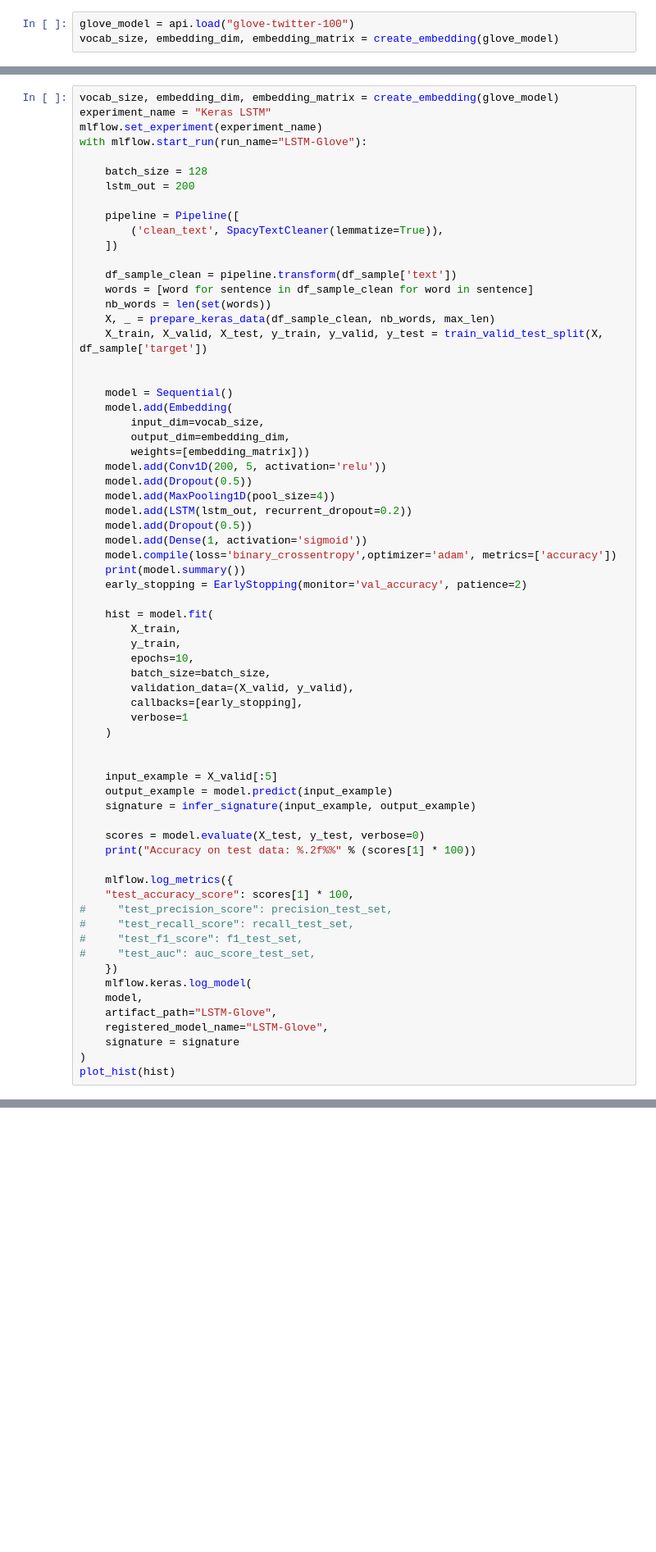
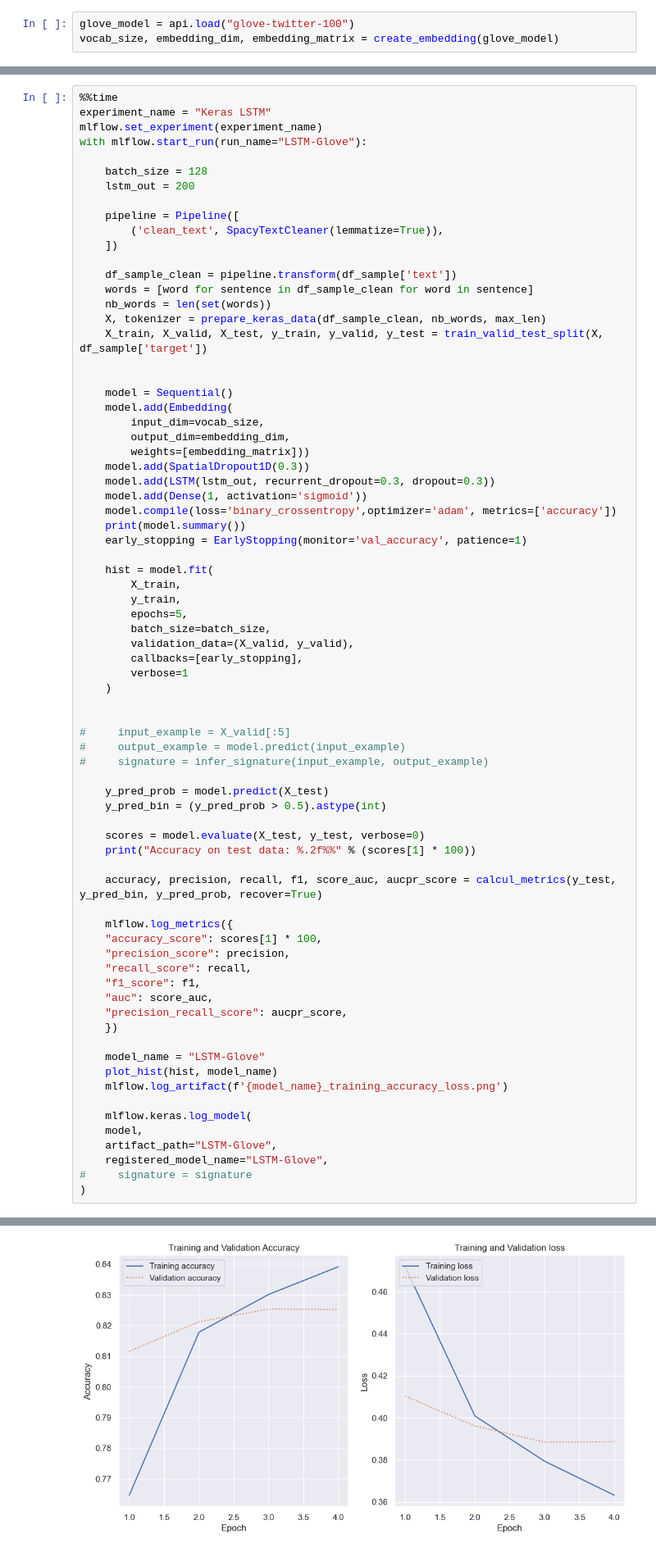
Before and after one commit to aureltest/Detectez-les-Bad-Buzz-grace-au-Deep-Learning, a Jupyter notebook: Testelin_Aurelien_2_scripts_072023.ipynb, the cells around one changed output, grey strips where cells are left out. Shown at 82% size. Saved outputs shown, nothing was run; the diff lists cells and outputs as text; blank space fills up the shorter version.

```diff
--- a/Testelin_Aurelien_2_scripts_072023.ipynb
+++ b/Testelin_Aurelien_2_scripts_072023.ipynb
@@ -865,5 +969,5 @@ plot_hist(hist)
 # %%
-vocab_size, embedding_dim, embedding_matrix = create_embedding(glove_model)
+%%time
 experiment_name = "Keras LSTM"
 mlflow.set_experiment(experiment_name)
 with mlflow.start_run(run_name="LSTM-Glove"):
@@ -878,7 +982,7 @@ with mlflow.start_run(run_name="LSTM-Glove"):
     df_sample_clean = pipeline.transform(df_sample['text'])
     words = [word for sentence in df_sample_clean for word in sentence]
     nb_words = len(set(words))
-    X, _ = prepare_keras_data(df_sample_clean, nb_words, max_len)
+    X, tokenizer = prepare_keras_data(df_sample_clean, nb_words, max_len)
     X_train, X_valid, X_test, y_train, y_valid, y_test = train_valid_test_split(X, df_sample['target'])
 
 
@@ -887,20 +991,17 @@ with mlflow.start_run(run_name="LSTM-Glove"):
         input_dim=vocab_size,
         output_dim=embedding_dim,
         weights=[embedding_matrix]))
-    model.add(Conv1D(200, 5, activation='relu'))
-    model.add(Dropout(0.5))
-    model.add(MaxPooling1D(pool_size=4))
-    model.add(LSTM(lstm_out, recurrent_dropout=0.2))
-    model.add(Dropout(0.5))
+    model.add(SpatialDropout1D(0.3))
+    model.add(LSTM(lstm_out, recurrent_dropout=0.3, dropout=0.3))
     model.add(Dense(1, activation='sigmoid'))
     model.compile(loss='binary_crossentropy',optimizer='adam', metrics=['accuracy'])
     print(model.summary())
-    early_stopping = EarlyStopping(monitor='val_accuracy', patience=2)
+    early_stopping = EarlyStopping(monitor='val_accuracy', patience=1)
 
     hist = model.fit(
         X_train,
         y_train,
-        epochs=10,
+        epochs=5,
         batch_size=batch_size,
         validation_data=(X_valid, y_valid),
         callbacks=[early_stopping],
@@ -908,25 +1009,35 @@ with mlflow.start_run(run_name="LSTM-Glove"):
     )
 
 
-    input_example = X_valid[:5]
-    output_example = model.predict(input_example)
-    signature = infer_signature(input_example, output_example)
+#     input_example = X_valid[:5]
+#     output_example = model.predict(input_example)
+#     signature = infer_signature(input_example, output_example)
+
+    y_pred_prob = model.predict(X_test)
+    y_pred_bin = (y_pred_prob > 0.5).astype(int)
 
     scores = model.evaluate(X_test, y_test, verbose=0)
     print("Accuracy on test data: %.2f%%" % (scores[1] * 100))
 
+    accuracy, precision, recall, f1, score_auc, aucpr_score = calcul_metrics(y_test, y_pred_bin, y_pred_prob, recover=True)
+
     mlflow.log_metrics({
-    "test_accuracy_score": scores[1] * 100,
-#     "test_precision_score": precision_test_set,
-#     "test_recall_score": recall_test_set,
-#     "test_f1_score": f1_test_set,
-#     "test_auc": auc_score_test_set,
+    "accuracy_score": scores[1] * 100,
+    "precision_score": precision,
+    "recall_score": recall,
+    "f1_score": f1,
+    "auc": score_auc,
+    "precision_recall_score": aucpr_score,
     })
+
+    model_name = "LSTM-Glove"
+    plot_hist(hist, model_name)
+    mlflow.log_artifact(f'{model_name}_training_accuracy_loss.png')
+
     mlflow.keras.log_model(
     model,
     artifact_path="LSTM-Glove",
     registered_model_name="LSTM-Glove",
-    signature = signature
+#     signature = signature
 )
-plot_hist(hist)
 # %% [output]
@@ -933,0 +1061 @@ plot_hist(hist)
+[figure, added]
```
Also changed, not shown: parts of 54 cells of this notebook, 1 other file.
